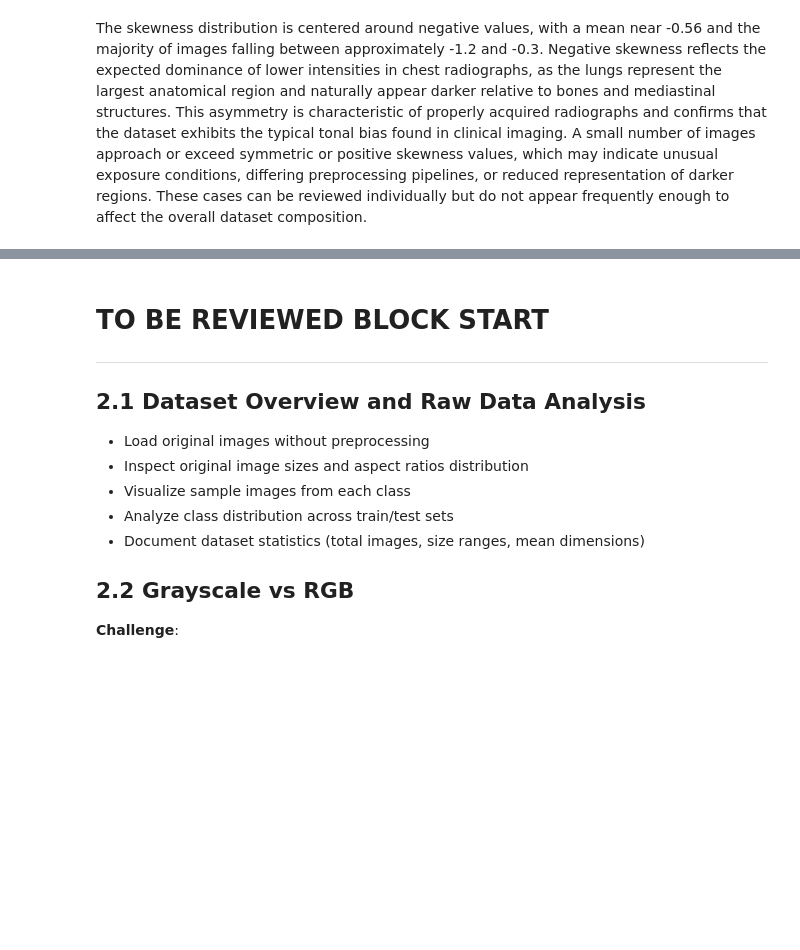
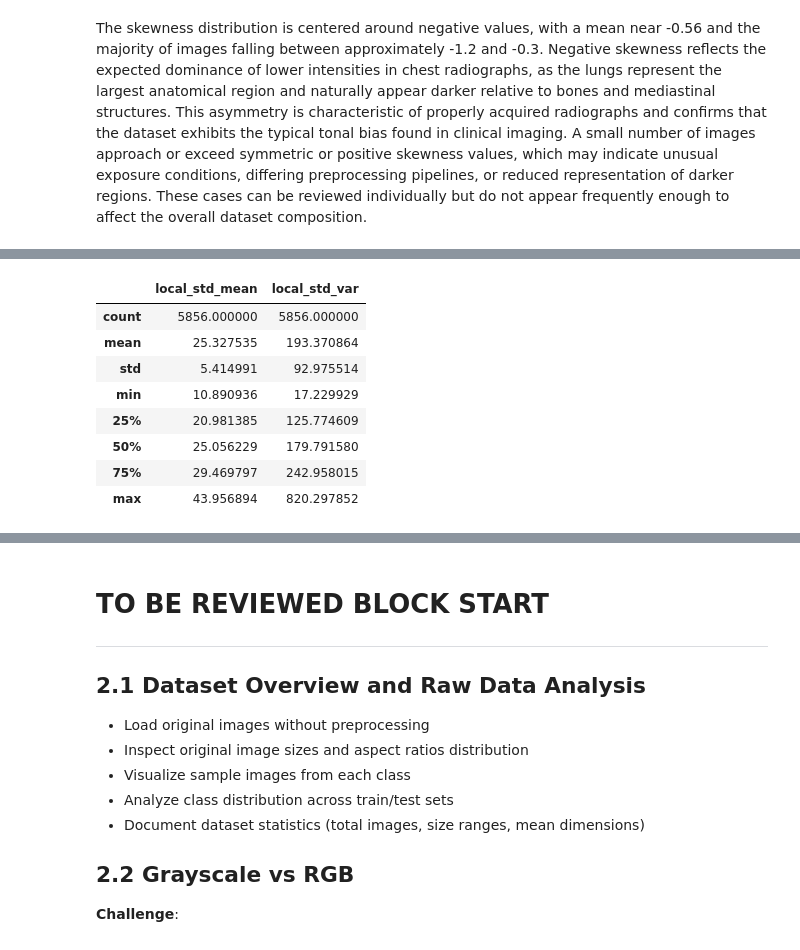
Before and after one commit to logus2k/apvc_p2, a Jupyter notebook: dl_for_cv_project2_v1.ipynb, the cells around one changed output, grey strips where cells are left out. Drawn from its saved outputs; the diff is of its cells as text; code cells hidden in the pictures; blank space fills up the shorter version.

```diff
--- a/dl_for_cv_project2_v1.ipynb
+++ b/dl_for_cv_project2_v1.ipynb
@@ -368,0 +377,49 @@ The skewness distribution is centered around negative values, with a mean near -
+# %%
+# Compute local contrast metrics (mean and variance of tile-level standard deviations)
+def compute_local_contrast(image_path, tiles=8):
+	img = cv2.imread(image_path, cv2.IMREAD_GRAYSCALE)
+	if img is None:
+		return None, None
+
+	img = img.astype(np.float32)
+	h, w = img.shape
+
+	tile_h = h // tiles
+	tile_w = w // tiles
+
+	local_stds = []
+
+	for i in range(tiles):
+		for j in range(tiles):
+			tile = img[i * tile_h:(i + 1) * tile_h,
+			           j * tile_w:(j + 1) * tile_w]
+			local_stds.append(np.std(tile))
+
+	local_stds = np.array(local_stds)
+	return float(local_stds.mean()), float(local_stds.var())
+
+# Compute local contrast metrics for all images
+results_local = []
+for path in all_paths:
+	mean_lc, var_lc = compute_local_contrast(path)
+	if mean_lc is not None:
+		results_local.append({
+			"image": path,
+			"local_std_mean": mean_lc,
+			"local_std_var": var_lc
+		})
+
+df_local = pd.DataFrame(results_local)
+
+# Display descriptive statistics
+display(df_local.describe())
+# %% [output]
+|  | local_std_mean | local_std_var |
+| count | 5856.000000 | 5856.000000 |
+| mean | 25.327535 | 193.370864 |
+| std | 5.414991 | 92.975514 |
+| min | 10.890936 | 17.229929 |
+| 25% | 20.981385 | 125.774609 |
+| 50% | 25.056229 | 179.791580 |
+| 75% | 29.469797 | 242.958015 |
+| max | 43.956894 | 820.297852 |
```
Also changed, not shown: parts of 8 cells of this notebook.
